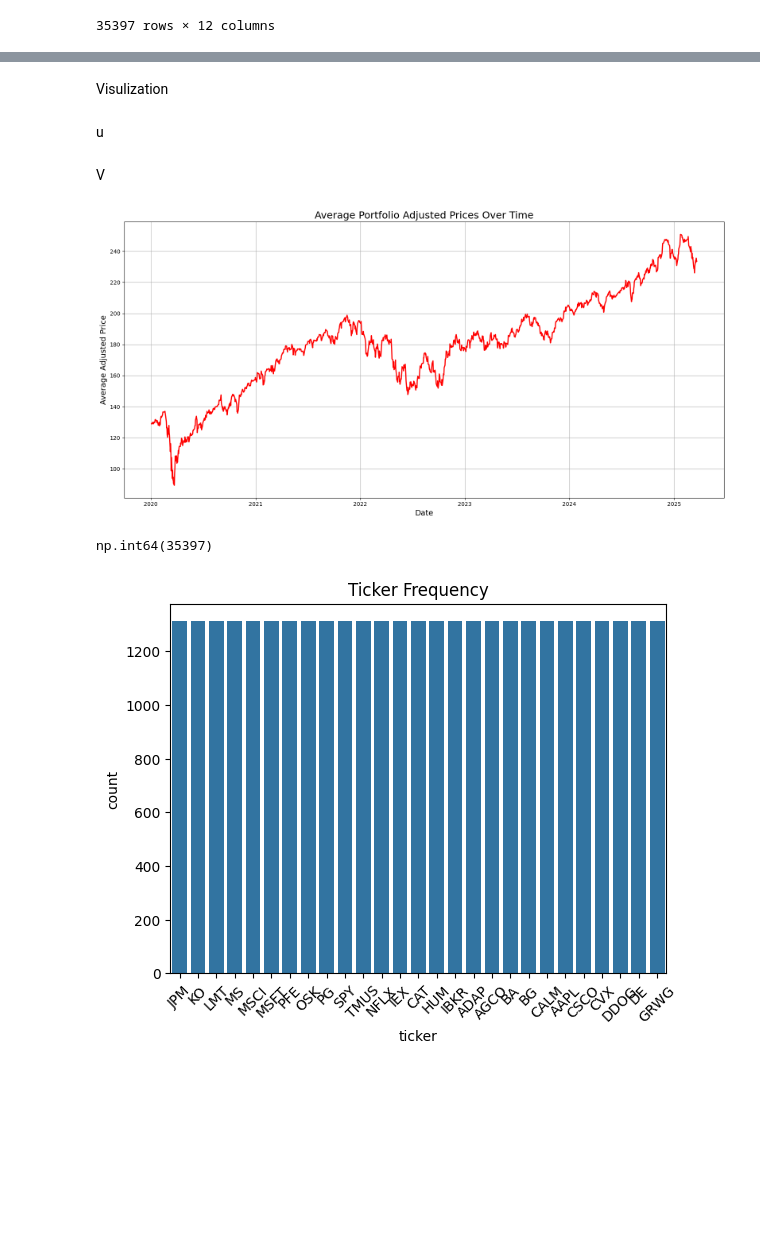
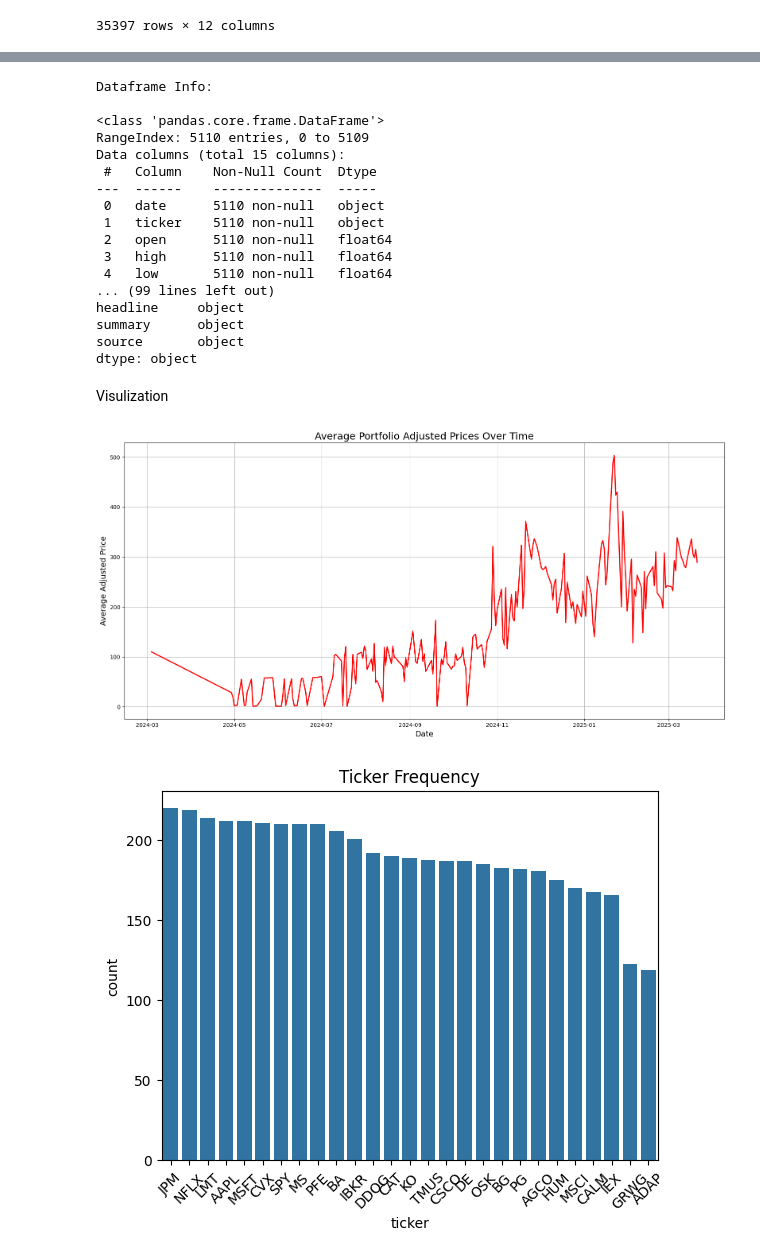
Before and after one commit to samyak-anand/Stock-Portfolio-Performance-and-News-Correlation-Analysis, a Jupyter notebook: Dags/Stock_Portfolio.ipynb, the cells around one changed output, grey strips where cells are left out. Drawn from its saved outputs; the diff is of its cells as text; code cells hidden in the pictures; blank space fills up the shorter version.

Commit message:
clean news data

```diff
--- a/Dags/Stock_Portfolio.ipynb
+++ b/Dags/Stock_Portfolio.ipynb
@@ -261,0 +424,5 @@ portfolio_merge
+# %%
+# now it time to merge the dataset that is portfolio_merge and news_data
+merge_df= pd.merge(portfolio_merge,news_data_df,
+                           on = ['ticker','date'],
+                           how= "inner")
@@ -261,0 +449,2 @@ portfolio_merge
+# %%
+custom_stopword = set(ENGLISH_STOP_WORDS)
@@ -261,0 +495,4 @@ portfolio_merge
+# %%
+merge_df['headline']= merge_df['headline'].apply(clean_text)
+merge_df['summary']= merge_df['summary'].apply(clean_text)
+merge_df['source']= merge_df['source'].apply(clean_text)
@@ -262,18 +506,34 @@ portfolio_merge
+# %%
+dataframe_overview(merge_df)
+# %% [output]
+Dataframe Info:
+
+<class 'pandas.core.frame.DataFrame'>
+RangeIndex: 5110 entries, 0 to 5109
+Data columns (total 15 columns):
+ #   Column    Non-Null Count  Dtype
+---  ------    --------------  -----
+ 0   date      5110 non-null   object
+ 1   ticker    5110 non-null   object
+ 2   open      5110 non-null   float64
+ 3   high      5110 non-null   float64
+ 4   low       5110 non-null   float64
+... (99 lines left out)
+headline     object
+summary      object
+source       object
+dtype: object
 # %% [markdown]
 Visulization
-# %% [markdown]
-u
-# %% [markdown]
-V
 # %%
 import pandas as pd
 import matplotlib.pyplot as plt
 
 # Ensure 'date' column is datetime
-portfolio_merge["date"] = pd.to_datetime(portfolio_merge["date"])
+merge_df["date"] = pd.to_datetime(merge_df["date"])
 
 # Group by date and compute average adjusted price
-avg_prices = portfolio_merge.groupby("date")["adjusted"].mean().reset_index()
+avg_prices = merge_df.groupby("date")["adjusted"].mean().reset_index()
 
 # Create the plot
 plt.figure(figsize=(16, 8))
@@ -289,22 +549,18 @@ plt.tight_layout()
 # Show the plot
 plt.show()
 # %% [output]
-[figure, old version]
+[figure, new version]
-# %%
-portfolio_merge['ticker'].count()
-# %% [output]
-np.int64(35397)
 # %%
 import seaborn as sns
 
-sns.countplot(data= portfolio_merge, x= 'ticker',
-              order=portfolio_merge['ticker'].value_counts().index)
+sns.countplot(data= merge_df, x= 'ticker',
+              order=merge_df['ticker'].value_counts().index)
 plt.title('Ticker Frequency')
 plt.xticks(rotation=45)
 #plt.tight_layout()
 plt.show()
 # %% [output]
-[figure, old version]
+[figure, new version]
 # %%
 import matplotlib.pyplot as plt
 
```
Also changed, not shown: parts of 33 cells of this notebook, 2 other files.
